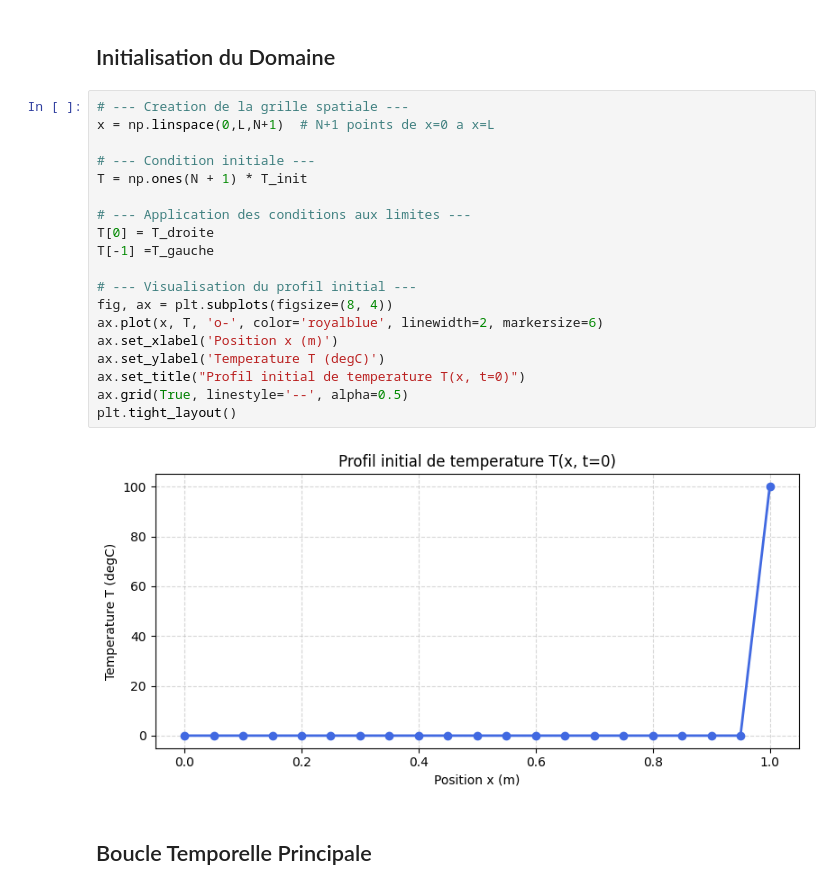
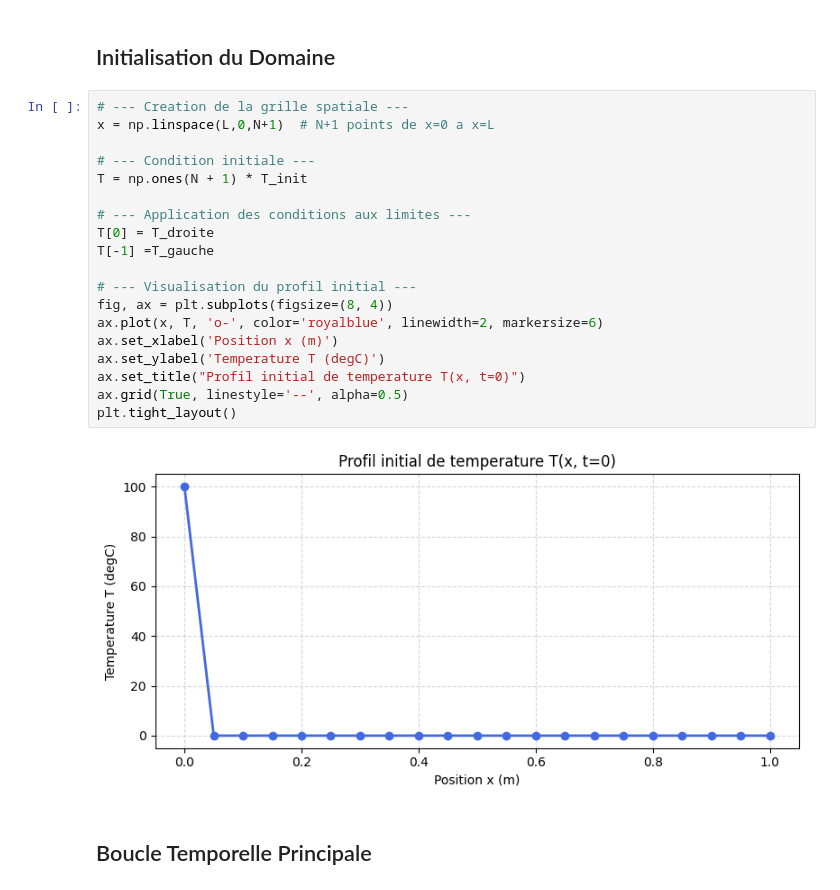
Before and after one commit to Amipha/outils-num, a Jupyter notebook: TP1.ipynb, the cells around one changed output. Drawn from its saved outputs; the diff is of its cells as text.

```diff
--- a/TP1.ipynb
+++ b/TP1.ipynb
@@ -35,25 +35,25 @@ r = 0.4000 ( doit etre <= 0.5)
 ## Initialisation du Domaine
 # %%
 # --- Creation de la grille spatiale ---
-x = np.linspace(0,L,N+1)  # N+1 points de x=0 a x=L
+x = np.linspace(L,0,N+1)  # N+1 points de x=0 a x=L
 
 # --- Condition initiale ---
 T = np.ones(N + 1) * T_init
 
 # --- Application des conditions aux limites ---
 T[0] = T_droite
 T[-1] =T_gauche
 
 # --- Visualisation du profil initial ---
 fig, ax = plt.subplots(figsize=(8, 4))
 ax.plot(x, T, 'o-', color='royalblue', linewidth=2, markersize=6)
 ax.set_xlabel('Position x (m)')
 ax.set_ylabel('Temperature T (degC)')
 ax.set_title("Profil initial de temperature T(x, t=0)")
 ax.grid(True, linestyle='--', alpha=0.5)
 plt.tight_layout()
 # %% [output]
-[figure, old version]
+[figure, new version]
 # %% [markdown]
 ## Boucle Temporelle Principale
 # %%
```
Also changed, not shown: parts of 4 cells of this notebook.
